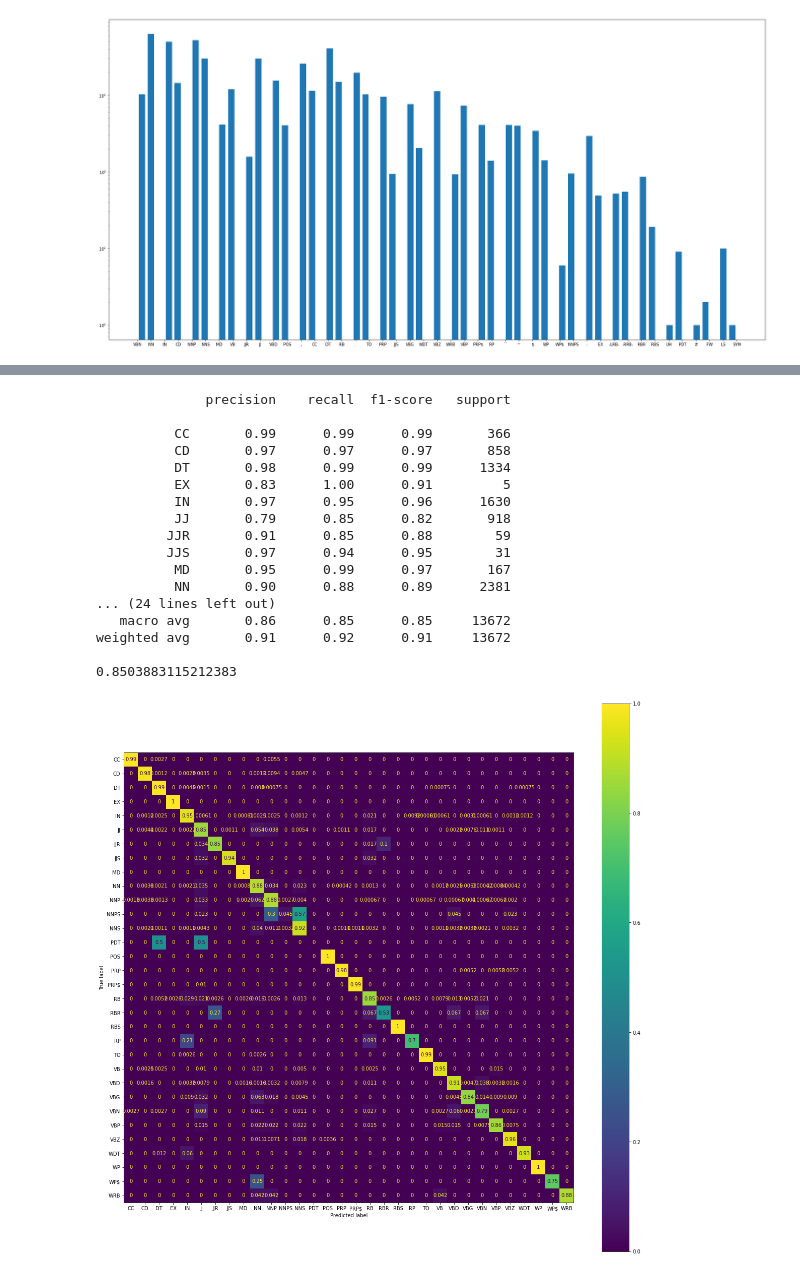
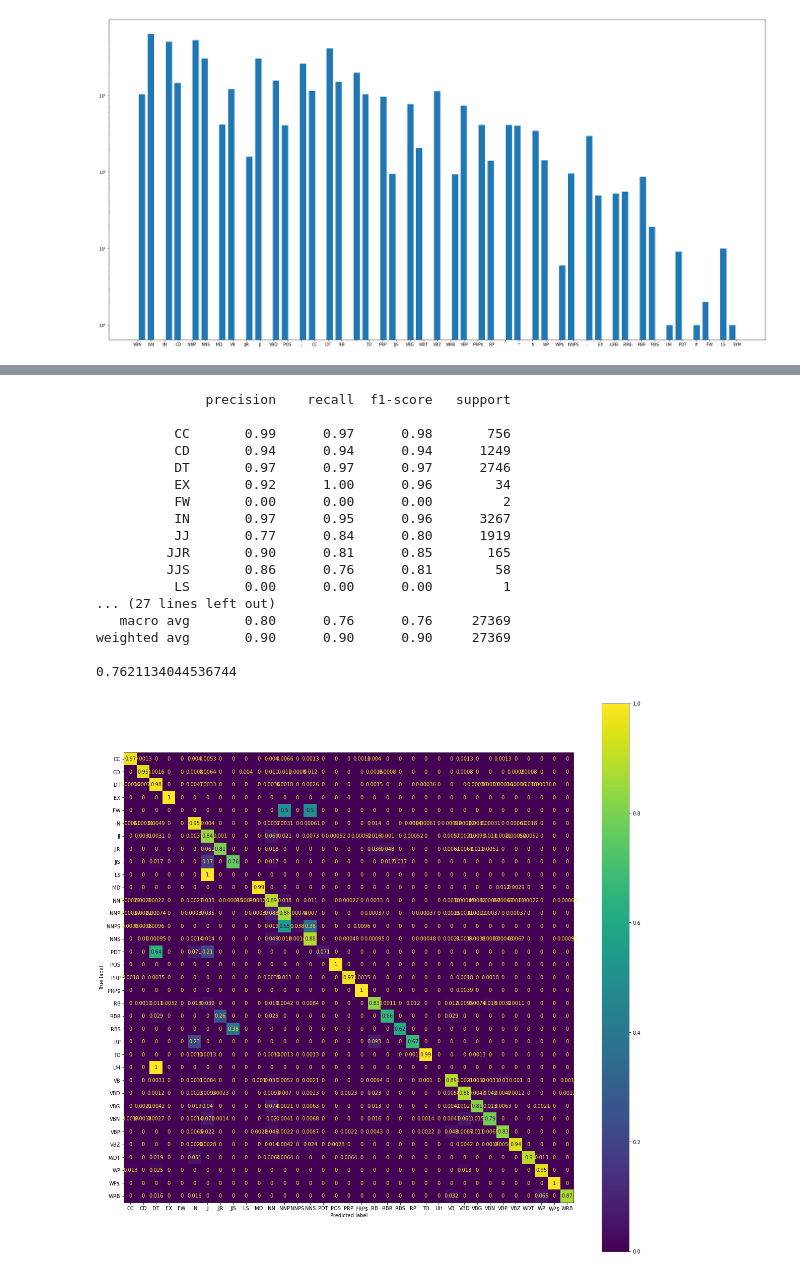
Before and after one commit to DomMcOyle/NLP-Assigments-22-23, a Jupyter notebook: Assignment1.ipynb, the cells around one changed output, grey strips where cells are left out. Saved outputs shown, nothing was run; the diff lists cells and outputs as text; code cells hidden in the pictures.

```diff
--- a/Assignment1.ipynb
+++ b/Assignment1.ipynb
@@ -401,6 +464,7 @@ embedding_model = gloader.load("glove-wiki-gigaword-" + str(embedding_dimension)
 # one special character should be for the OOV terms, the other one could
 # be a refuse coming from the fact that we had a PAD term, whose function
 # was to imitate the behaviour of the masks in the layers of the NN
+oov_dict = {'training':[], 'val':[], 'test':[]}
 num_tokens = len(word2index.keys()) + 2
 
 # construction of the embedding matrix, it is a matrix N_token x E_dim
@@ -411,5 +475,29 @@ for word, idx in word2index.items():
   try:
     embedding_vector = embedding_model[word]
   except (KeyError, TypeError):
+    """
+    if word in train_words:
+      oov_dict['training'].append(word)
+    elif word in val_words:
+      oov_dict['val'].append(word)
+    elif word in test_words:
+      oov_dict['test'].append(word)"""
     embedding_vector = np.random.uniform(low=-0.05, high=0.05, size=embedding_dimension) # random placeholder
   embedding_matrix[idx] = embedding_vector
+"""
+previously_computed_embeddings = dict()
+for oov in oov_dict['training']:
+  vector = compute_embedding(oov, embedding_model, df_train_x, previously_computed_embeddings)
+  embedding_matrix[word2index[oov]] = vector
+  previously_computed_embeddings[oov] = vector
+
+for oov in oov_dict['val']:
+  vector = compute_embedding(oov, embedding_model, df_val_x, previously_computed_embeddings)
+  embedding_matrix[word2index[oov]] = vector
+  previously_computed_embeddings[oov] = vector
+
+for oov in oov_dict['test']:
+  vector = compute_embedding(oov, embedding_model, df_test_x, previously_computed_embeddings)
+  embedding_matrix[word2index[oov]] = vector
+  previously_computed_embeddings[oov] = vector
+"""
@@ -556,7 +648,10 @@ from keras.models import Model
 #                                                                               (step scheduler halving the lr every 3 epochs)
 # two dense (first td 200)  100d            -> (0.82 f1-macro lr: 5e-3 100 epochs both time distributed, the first is 100 with activation relu) (Lowercase enabled)
 #                                                                               (step scheduler halving the lr every 3 epochs)
-# one lstm  300d                            -> (0.85 f1-macro lr: 1e-2)         (step scheduler halving the lr every 3 epochs)
+# one lstm  100d                            -> (0.85 f1-macro lr: 1e-2)         (step scheduler halving the lr every 3 epochs)
+
+# GRU works better with lower learning rate
+# dense and LSTM with higher ones
 def build_model(num_tokens, embedding_dimension, embedding_matrix):
   # Improvement from 100 to 200 in the Time distributed dense layer because
   # the fisrt Dense layer created a bottleneck (or squashing, since we used softmax for this layer too)
@@ -568,9 +663,9 @@ def build_model(num_tokens, embedding_dimension, embedding_matrix):
                   embeddings_initializer=tf.keras.initializers.Constant(embedding_matrix),
                   trainable=False,
                   mask_zero=True)(input)
+    x = Bidirectional(LSTM(100, return_sequences = True))(x)
     # x = Bidirectional(LSTM(100, return_sequences = True))(x)
-    # x = Bidirectional(LSTM(100, return_sequences = True))(x)
-    x = Bidirectional(GRU(100, return_sequences=True))(x)
+    # x = Bidirectional(GRU(100, return_sequences=True))(x)
     # x = Bidirectional(LSTM(100, return_sequences=True))(x)
     # x = TimeDistributed(Dense(100, activation="relu"))(x) # changed from softmax
     x = TimeDistributed(Dense(n_classes, activation="softmax"))(x)
@@ -582,7 +677,7 @@ print(embedding_dimension)
 model = build_model(num_tokens, embedding_dimension, embedding_matrix)
 # learning rate scheduling could be a thing when we are satisfied with the
 # model performances
-learning_rate_val = 1e-2
+learning_rate_val = 5e-3
 model.compile(loss="categorical_crossentropy",
               optimizer=tf.keras.optimizers.Adam(learning_rate_val),
               metrics=['accuracy'])
@@ -647,7 +742,7 @@ history = model.fit(x=train_sentences_X,
                     y=train_tags_y,
                     validation_data=(val_sentences_X,
                                      val_tags_y),
-                    callbacks = [scheduler, es],
+                    callbacks =[es], #[scheduler, es],
                     **training_info)
 # %% [output]
 Start training!
@@ -680,7 +773,7 @@ Couldn't find validation values for metric: lr
 # be excluded in the computation of the scores
 from sklearn.metrics import f1_score, classification_report, confusion_matrix
 
-pred = model.predict(test_sentences_X)
+pred = model.predict(val_sentences_X)
 
 print(pred.shape)
 # %% [output]
@@ -737,37 +830,37 @@ def custom_f1(true_y, pred_y, excluded_true_labels):
       label_counter += 1
   return f1/label_counter ##
 # %%
-true_y, pred_y = reduce_results(df_test_x, test_tags_y, pred)
+true_y, pred_y = reduce_results(df_val_x, val_tags_y, pred)
 true_y = encoder.inverse_transform(true_y)
 pred_y = encoder.inverse_transform(pred_y)
 
 to_suppress = np.array(["\'\'", "-RRB-", ".",
                           ":", ",", "-LRB-", "``",
                           "#", "$"])
-not_missing = np.unique(np.array(list(np.concatenate(df_test_y).flat)))
+not_missing = np.unique(np.array(list(np.concatenate(df_val_y).flat)))
 # exclude tokens which labels are punctuation classes
 new_cat = [encoder.categories_[0][i] for i in range(0, len(encoder.categories_[0])) if encoder.categories_[0][i] not in to_suppress and encoder.categories_[0][i] in not_missing ]
 
 fig, ax = plt.subplots(figsize=(20, 20))
 ConfusionMatrixDisplay.from_predictions(true_y, pred_y, ax=ax, labels=list(new_cat), normalize = "true")#encoder.categories_[0]))
 print(classification_report(true_y,pred_y, labels = new_cat))
 print(custom_f1(true_y, pred_y, list(to_suppress)))
 # %% [output]
               precision    recall  f1-score   support
 
-          CC       0.99      0.99      0.99       366
-          CD       0.97      0.97      0.97       858
-          DT       0.98      0.99      0.99      1334
-          EX       0.83      1.00      0.91         5
-          IN       0.97      0.95      0.96      1630
-          JJ       0.79      0.85      0.82       918
-         JJR       0.91      0.85      0.88        59
-         JJS       0.97      0.94      0.95        31
-          MD       0.95      0.99      0.97       167
-          NN       0.90      0.88      0.89      2381
-... (24 lines left out)
-   macro avg       0.86      0.85      0.85     13672
-weighted avg       0.91      0.92      0.91     13672
+          CC       0.99      0.97      0.98       756
+          CD       0.94      0.94      0.94      1249
+          DT       0.97      0.97      0.97      2746
+          EX       0.92      1.00      0.96        34
+          FW       0.00      0.00      0.00         2
+          IN       0.97      0.95      0.96      3267
+          JJ       0.77      0.84      0.80      1919
+         JJR       0.90      0.81      0.85       165
+         JJS       0.86      0.76      0.81        58
+          LS       0.00      0.00      0.00         1
+... (27 lines left out)
+   macro avg       0.80      0.76      0.76     27369
+weighted avg       0.90      0.90      0.90     27369
 
-0.8503883115212383
+0.7621134044536744
-[figure, old version]
+[figure, new version]
```
Also changed, not shown: parts of 7 cells of this notebook.
